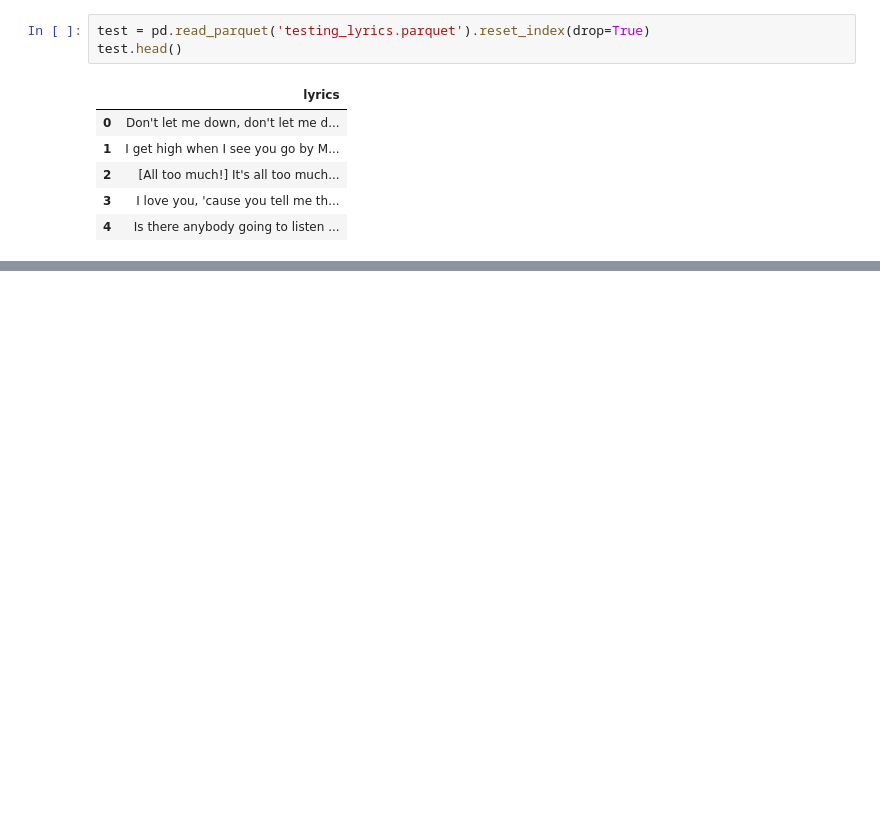
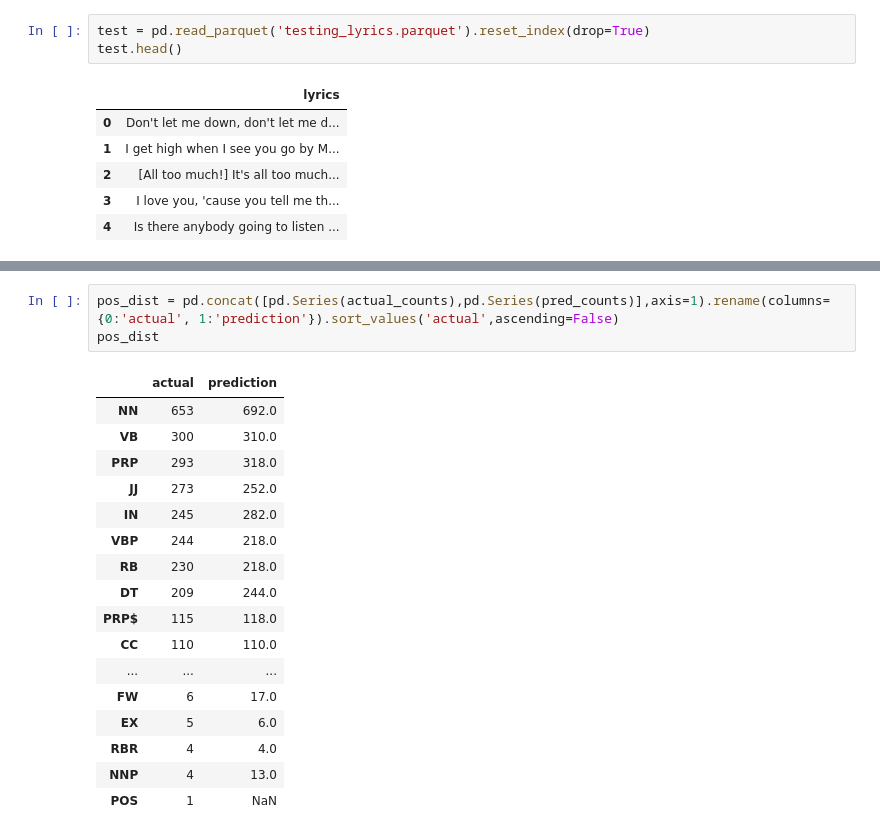
Before and after one commit to khyateed/gpt2-lyric-generation, a Jupyter notebook: evaluation.ipynb, the cells around one changed output, grey strips where cells are left out. Saved outputs shown, nothing was run; the diff lists cells and outputs as text; blank space fills up the shorter version.

```diff
--- a/evaluation.ipynb
+++ b/evaluation.ipynb
@@ -121,0 +180,21 @@ scores
+# %%
+pos_dist = pd.concat([pd.Series(actual_counts),pd.Series(pred_counts)],axis=1).rename(columns={0:'actual', 1:'prediction'}).sort_values('actual',ascending=False)
+pos_dist
+# %% [output]
+|  | actual | prediction |
+| NN | 653 | 692.0 |
+| VB | 300 | 310.0 |
+| PRP | 293 | 318.0 |
+| JJ | 273 | 252.0 |
+| IN | 245 | 282.0 |
+| VBP | 244 | 218.0 |
+| RB | 230 | 218.0 |
+| DT | 209 | 244.0 |
+| PRP$ | 115 | 118.0 |
+| CC | 110 | 110.0 |
+| ... | ... | ... |
+| FW | 6 | 17.0 |
+| EX | 5 | 6.0 |
+| RBR | 4 | 4.0 |
+| NNP | 4 | 13.0 |
+| POS | 1 | NaN |
```
Also changed, not shown: parts of 36 cells of this notebook, 2 other files.
